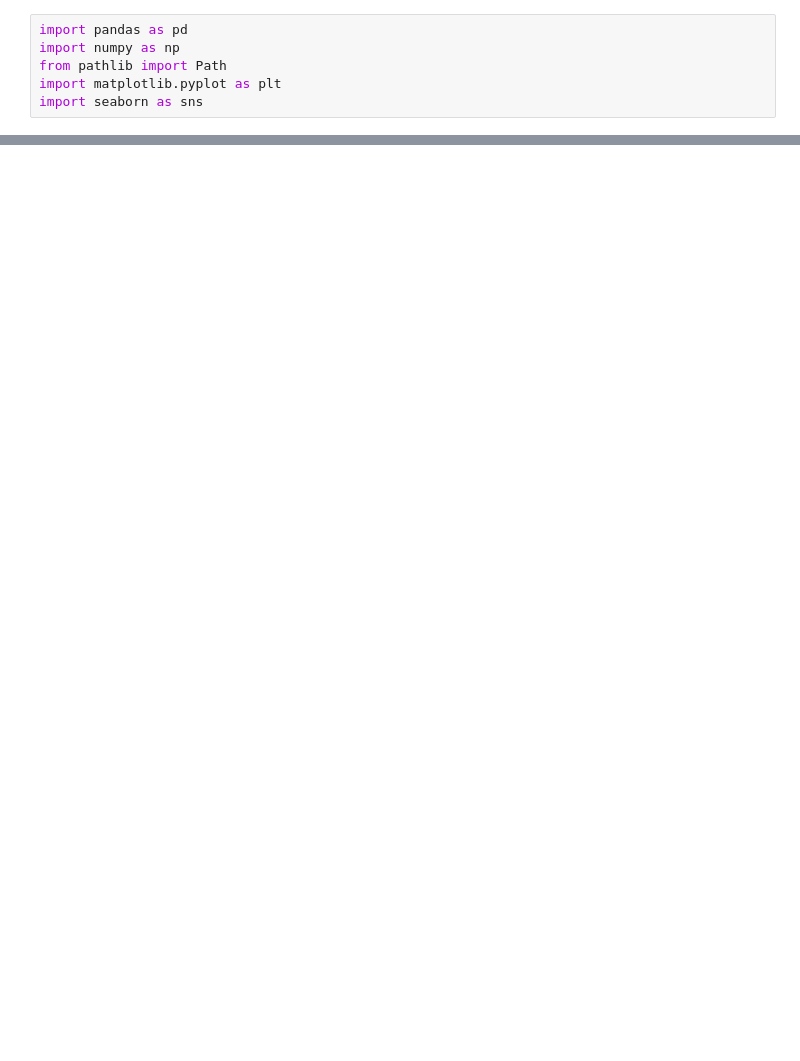
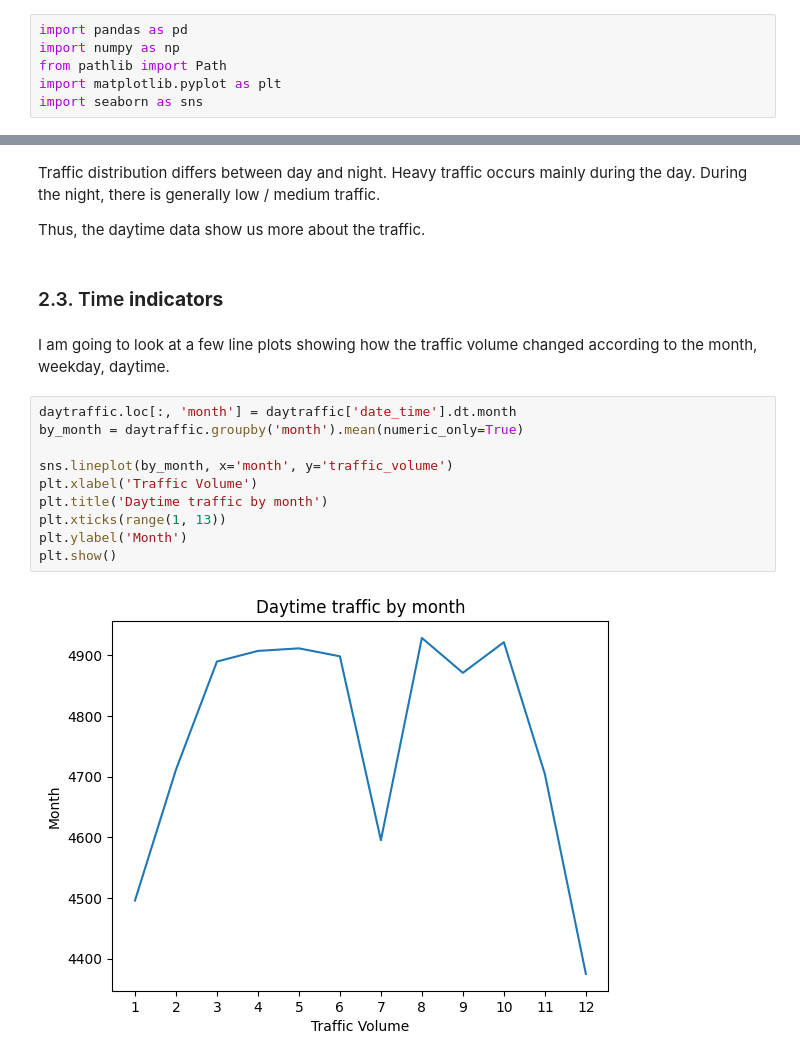
Before and after one commit to Krzesimir13/DataQuest, a Jupyter notebook: traffic_I_94.ipynb, the cells around one changed output, grey strips where cells are left out. Cells and saved outputs as stored; diff of their text form; blank space fills up the shorter version.

```diff
--- a/traffic_I_94.ipynb
+++ b/traffic_I_94.ipynb
@@ -45,0 +180,22 @@ plt.show()
+# %% [markdown]
+Traffic distribution differs between day and night.
+Heavy traffic occurs mainly during the day.
+During the night, there is generally low / medium traffic.
+
+Thus, the daytime data show us more about the traffic.
+# %% [markdown]
+### 2.3. Time **indicators**
+# %% [markdown]
+I am going to look at a few line plots showing how the traffic volume changed according to the month, weekday, daytime.
+# %%
+daytraffic.loc[:, 'month'] = daytraffic['date_time'].dt.month
+by_month = daytraffic.groupby('month').mean(numeric_only=True)
+
+sns.lineplot(by_month, x='month', y='traffic_volume')
+plt.xlabel('Traffic Volume')
+plt.title('Daytime traffic by month')
+plt.xticks(range(1, 13))
+plt.ylabel('Month')
+plt.show()
+# %% [output]
+[figure, added]
```
Also changed, not shown: parts of 28 cells of this notebook.
